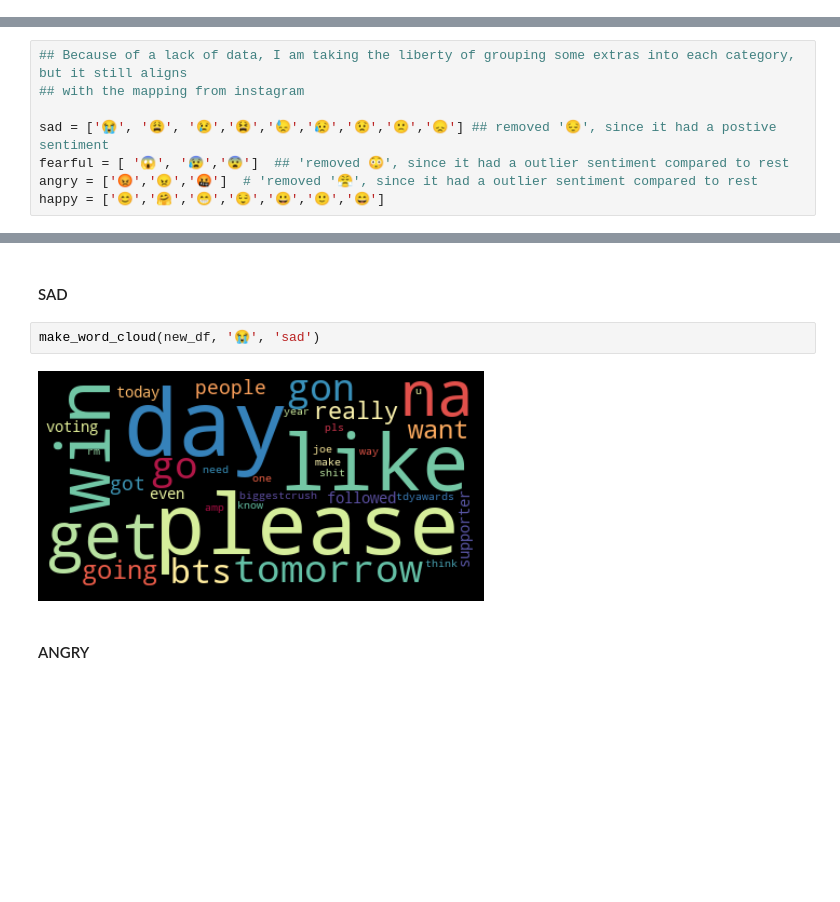
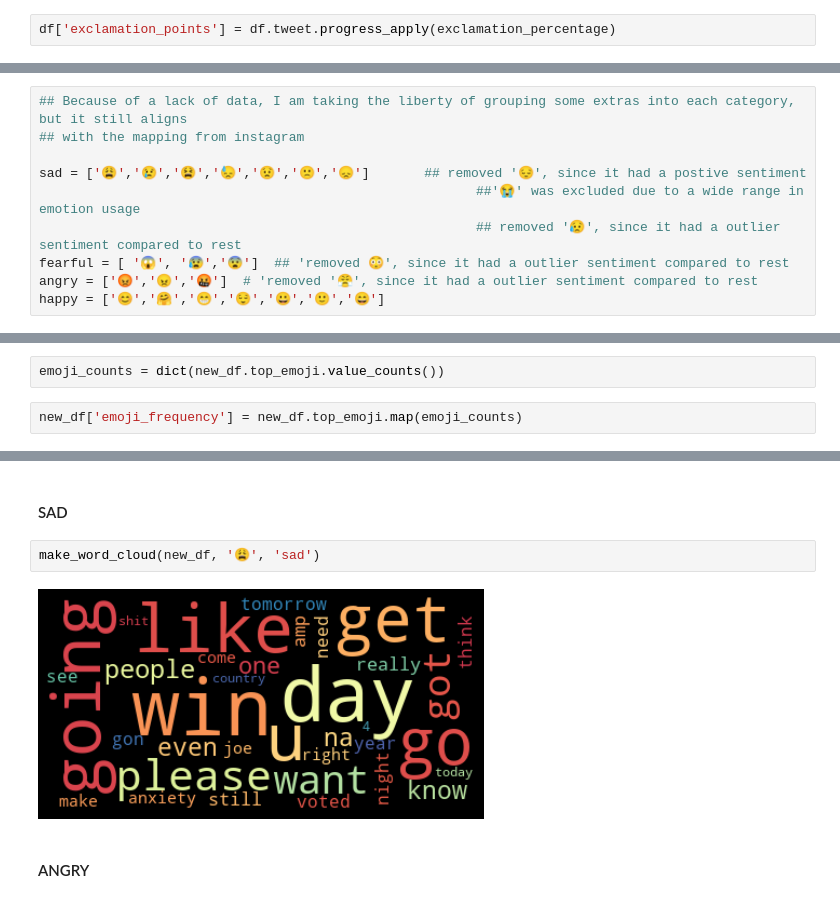
Before and after one commit to bmccabe96/Emoji_Analysis, a Jupyter notebook: Analysis/Exploratory_Analysis_NEW.ipynb, the cells around one changed output, grey strips where cells are left out. Saved outputs shown, nothing was run; the diff lists cells and outputs as text; blank space fills up the shorter version.

```diff
--- a/Analysis/Exploratory_Analysis_NEW.ipynb
+++ b/Analysis/Exploratory_Analysis_NEW.ipynb
@@ -238,3 +242,5 @@ pattern = "[@\w]+"
+# %%
+df['exclamation_points'] = df.tweet.progress_apply(exclamation_percentage)
 # %%
 df['tweet'] = df.tweet.apply(remove_emojis)
 # %%
@@ -366,7 +379,9 @@ One has to be careful not to read *too* much into this clustering representation
 ## Because of a lack of data, I am taking the liberty of grouping some extras into each category, but it still aligns
 ## with the mapping from instagram
 
-sad = ['😭', '😩', '😢','😫','😓','😥','😟','🙁','😞'] ## removed '😔', since it had a postive sentiment
+sad = ['😩','😢','😫','😓','😟','🙁','😞']       ## removed '😔', since it had a postive sentiment
+                                                        ##'😭' was excluded due to a wide range in emotion usage
+                                                        ## removed '😥', since it had a outlier sentiment compared to rest
 fearful = [ '😱', '😰','😨']  ## 'removed 😳', since it had a outlier sentiment compared to rest
 angry = ['😡','😠','🤬']  # 'removed '😤', since it had a outlier sentiment compared to rest
 happy = ['😊','🤗','😁','😌','😀','🙂','😄']
@@ -496,3 +509,7 @@ new_df.head()
+# %%
+emoji_counts = dict(new_df.top_emoji.value_counts())
+# %%
+new_df['emoji_frequency'] = new_df.top_emoji.map(emoji_counts)
 # %% [markdown]
 ### Create some Wordclouds
 # %%
@@ -538,9 +555,9 @@ make_word_cloud(new_df, '😊', 'happy')
 # %% [markdown]
 #### SAD
 # %%
-make_word_cloud(new_df, '😭', 'sad')
+make_word_cloud(new_df, '😩', 'sad')
 # %% [output]
-[figure, old version]
+[figure, new version]
 # %% [markdown]
 #### ANGRY
 # %%
```
Also changed, not shown: parts of 32 cells of this notebook, 6 other files.
